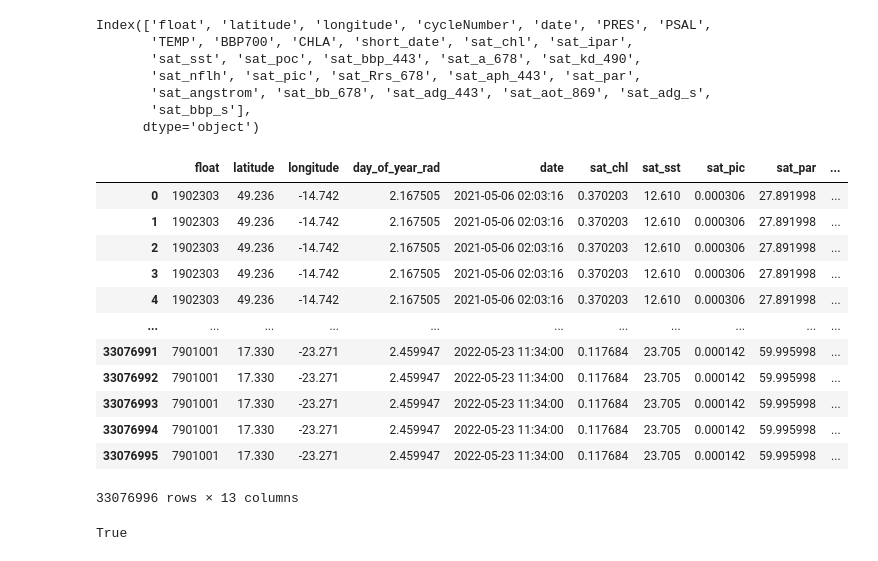
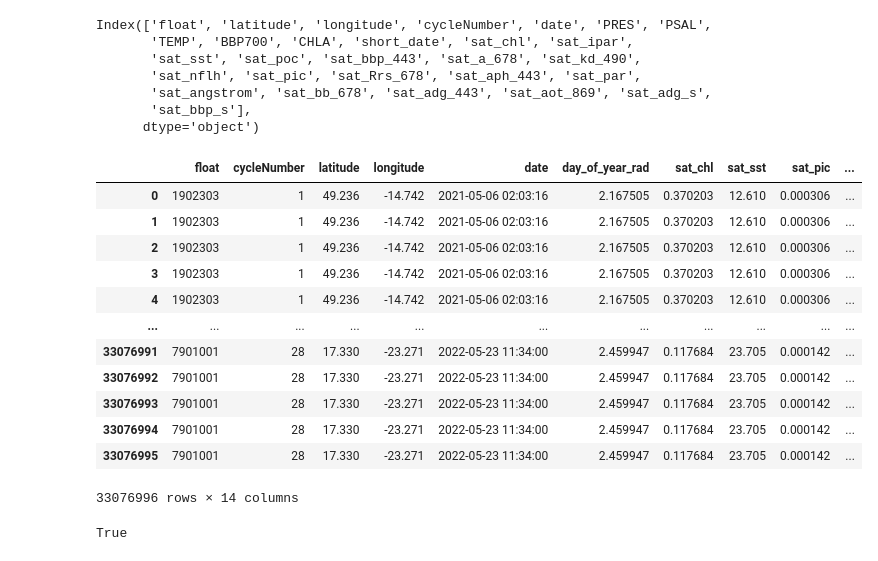
Before and after one commit to gnyirjesy/ocean-depth-characterization, a Jupyter notebook: preliminary_models/xgb_feature_selection_ejd.ipynb, the cells around one changed output. Drawn from its saved outputs; the diff is of its cells as text; code cells hidden in the pictures.

```diff
--- a/preliminary_models/xgb_feature_selection_ejd.ipynb
+++ b/preliminary_models/xgb_feature_selection_ejd.ipynb
@@ -57,33 +57,33 @@ Index(['float', 'latitude', 'longitude', 'cycleNumber', 'date', 'PRES', 'PSAL',
        'sat_bbp_s'],
       dtype='object')
 # %%
-df = df_orig[['float', 'latitude', 'longitude', 'date', 'sat_chl', 'sat_sst', 'sat_pic', 'sat_par', 'sat_aph_443', 'PRES', 'TEMP', 'CHLA']]
+df = df_orig[['float', 'cycleNumber', 'latitude', 'longitude', 'date', 'sat_chl', 'sat_sst', 'sat_pic', 'sat_par', 'sat_aph_443', 'PRES', 'TEMP', 'CHLA']]
 # sat_chl: chlorophyll-a concentration
 # sat_sst: sea surface temperature
 # sat_pic: calcite concentration
 # sat_par: photosynthetically available radiation
 # sat_aph_443: absorption due to phytoplankton (443 nm)
 
 # add a column for the day of the year in radians
-df.insert(loc=list(df.columns).index('date'), column='day_of_year_rad', value=[(int(d.strftime('%j'))*np.pi)/182.625 for d in df['date']])
+df.insert(loc=list(df.columns).index('date')+1, column='day_of_year_rad', value=[(int(d.strftime('%j'))*np.pi)/182.625 for d in df['date']])
 
 # consider only the observations for which the target CHLA is available
 df = df[~df['CHLA'].isna()].reset_index(drop=True)
 df
 # %% [output]
-|  | float | latitude | longitude | day_of_year_rad | date | sat_chl | sat_sst | sat_pic | sat_par | ... |
-| 0 | 1902303 | 49.236 | -14.742 | 2.167505 | 2021-05-06 02:03:16 | 0.370203 | 12.610 | 0.000306 | 27.891998 | ... |
-| 1 | 1902303 | 49.236 | -14.742 | 2.167505 | 2021-05-06 02:03:16 | 0.370203 | 12.610 | 0.000306 | 27.891998 | ... |
-| 2 | 1902303 | 49.236 | -14.742 | 2.167505 | 2021-05-06 02:03:16 | 0.370203 | 12.610 | 0.000306 | 27.891998 | ... |
-| 3 | 1902303 | 49.236 | -14.742 | 2.167505 | 2021-05-06 02:03:16 | 0.370203 | 12.610 | 0.000306 | 27.891998 | ... |
-| 4 | 1902303 | 49.236 | -14.742 | 2.167505 | 2021-05-06 02:03:16 | 0.370203 | 12.610 | 0.000306 | 27.891998 | ... |
+|  | float | cycleNumber | latitude | longitude | date | day_of_year_rad | sat_chl | sat_sst | sat_pic | ... |
+| 0 | 1902303 | 1 | 49.236 | -14.742 | 2021-05-06 02:03:16 | 2.167505 | 0.370203 | 12.610 | 0.000306 | ... |
+| 1 | 1902303 | 1 | 49.236 | -14.742 | 2021-05-06 02:03:16 | 2.167505 | 0.370203 | 12.610 | 0.000306 | ... |
+| 2 | 1902303 | 1 | 49.236 | -14.742 | 2021-05-06 02:03:16 | 2.167505 | 0.370203 | 12.610 | 0.000306 | ... |
+| 3 | 1902303 | 1 | 49.236 | -14.742 | 2021-05-06 02:03:16 | 2.167505 | 0.370203 | 12.610 | 0.000306 | ... |
+| 4 | 1902303 | 1 | 49.236 | -14.742 | 2021-05-06 02:03:16 | 2.167505 | 0.370203 | 12.610 | 0.000306 | ... |
 | ... | ... | ... | ... | ... | ... | ... | ... | ... | ... | ... |
-| 33076991 | 7901001 | 17.330 | -23.271 | 2.459947 | 2022-05-23 11:34:00 | 0.117684 | 23.705 | 0.000142 | 59.995998 | ... |
-| 33076992 | 7901001 | 17.330 | -23.271 | 2.459947 | 2022-05-23 11:34:00 | 0.117684 | 23.705 | 0.000142 | 59.995998 | ... |
-| 33076993 | 7901001 | 17.330 | -23.271 | 2.459947 | 2022-05-23 11:34:00 | 0.117684 | 23.705 | 0.000142 | 59.995998 | ... |
-| 33076994 | 7901001 | 17.330 | -23.271 | 2.459947 | 2022-05-23 11:34:00 | 0.117684 | 23.705 | 0.000142 | 59.995998 | ... |
-| 33076995 | 7901001 | 17.330 | -23.271 | 2.459947 | 2022-05-23 11:34:00 | 0.117684 | 23.705 | 0.000142 | 59.995998 | ... |
+| 33076991 | 7901001 | 28 | 17.330 | -23.271 | 2022-05-23 11:34:00 | 2.459947 | 0.117684 | 23.705 | 0.000142 | ... |
+| 33076992 | 7901001 | 28 | 17.330 | -23.271 | 2022-05-23 11:34:00 | 2.459947 | 0.117684 | 23.705 | 0.000142 | ... |
+| 33076993 | 7901001 | 28 | 17.330 | -23.271 | 2022-05-23 11:34:00 | 2.459947 | 0.117684 | 23.705 | 0.000142 | ... |
+| 33076994 | 7901001 | 28 | 17.330 | -23.271 | 2022-05-23 11:34:00 | 2.459947 | 0.117684 | 23.705 | 0.000142 | ... |
+| 33076995 | 7901001 | 28 | 17.330 | -23.271 | 2022-05-23 11:34:00 | 2.459947 | 0.117684 | 23.705 | 0.000142 | ... |
-33076996 rows × 13 columns
+33076996 rows × 14 columns
 # %%
 # ensure the rows of the dataframe are unique
 df.shape[0] == df.drop_duplicates().shape[0]
```
Also changed, not shown: parts of 22 cells of this notebook, 1 other file.
